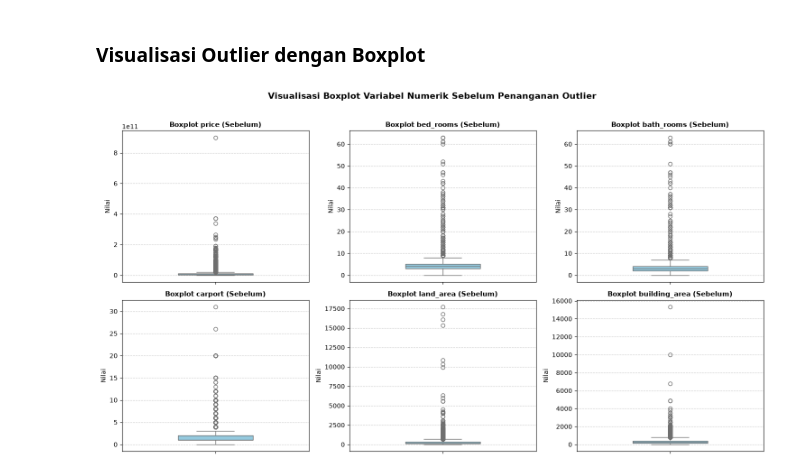
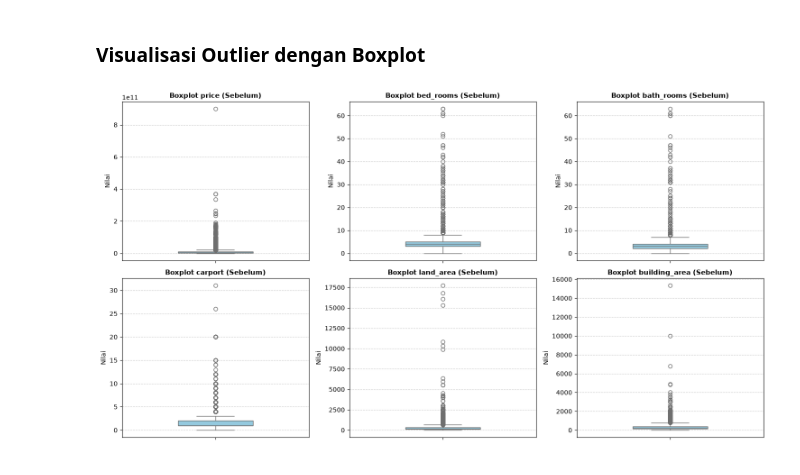
Before and after one commit to TI3G-PBL-House-Price/ml-model-testing, a Jupyter notebook: preprocessing/01_data_understanding.ipynb, the cells around one changed output. Saved outputs shown, nothing was run; the diff lists cells and outputs as text; code cells hidden in the pictures.

```diff
--- a/preprocessing/01_data_understanding.ipynb
+++ b/preprocessing/01_data_understanding.ipynb
@@ -138,24 +138,23 @@ for col in kolom_city:
 # %%
 kolom_numerik = [
     'price',
     'bed_rooms',
     'bath_rooms',
     'carport',
     'land_area',
     'building_area'
 ]
 
 fig, axes = plt.subplots(2, 3, figsize=(15, 8))
 axes = axes.flatten()
 
 for i, col in enumerate(kolom_numerik):
     sns.boxplot(y=df_filtered[col].dropna(), ax=axes[i], color='skyblue', width=0.4)
     axes[i].set_title(f'Boxplot {col} (Sebelum)', fontweight='bold', fontsize=11)
     axes[i].set_ylabel('Nilai')
     axes[i].grid(axis='y', linestyle='--', alpha=0.6)
 
-plt.suptitle('Visualisasi Boxplot Variabel Numerik Sebelum Penanganan Outlier', fontsize=14, fontweight='bold', y=1.02)
 plt.tight_layout()
 plt.show()
 # %% [output]
-[figure, old version]
+[figure, new version]
```
Also changed, not shown: 2 other files.
